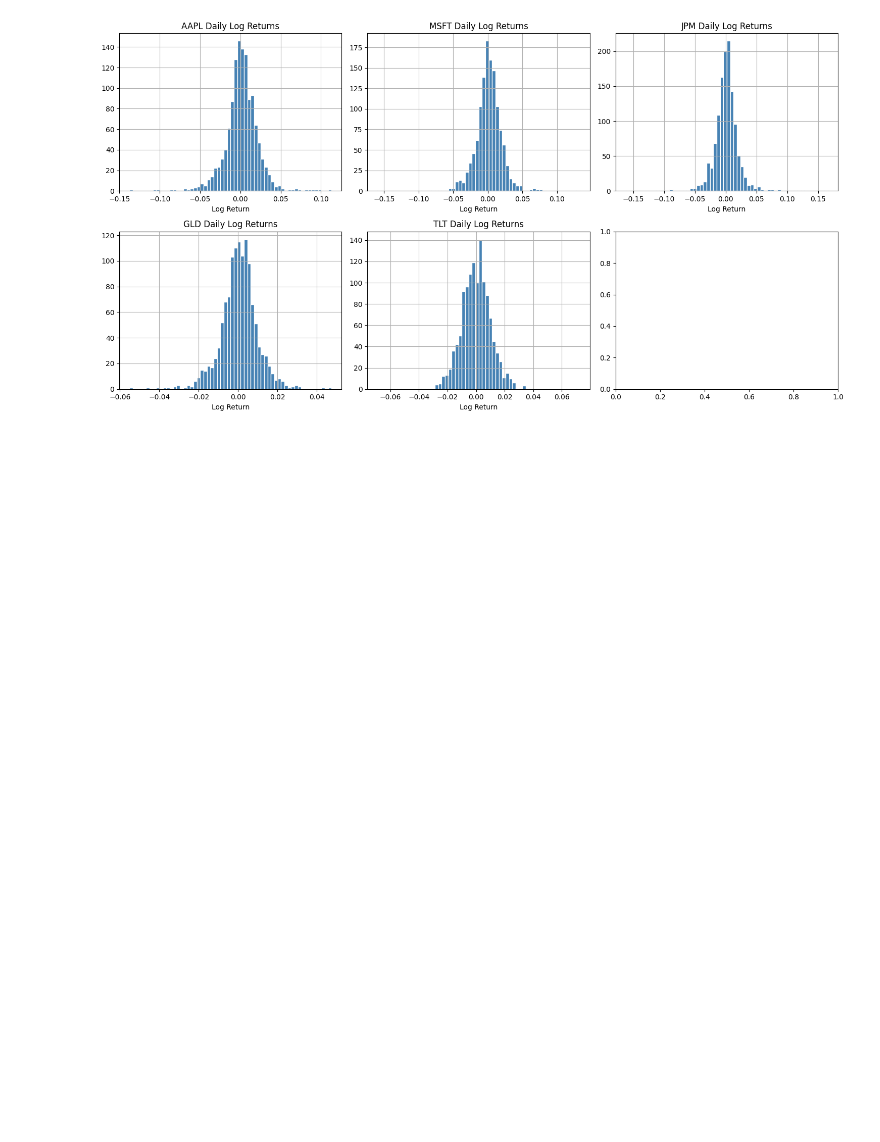
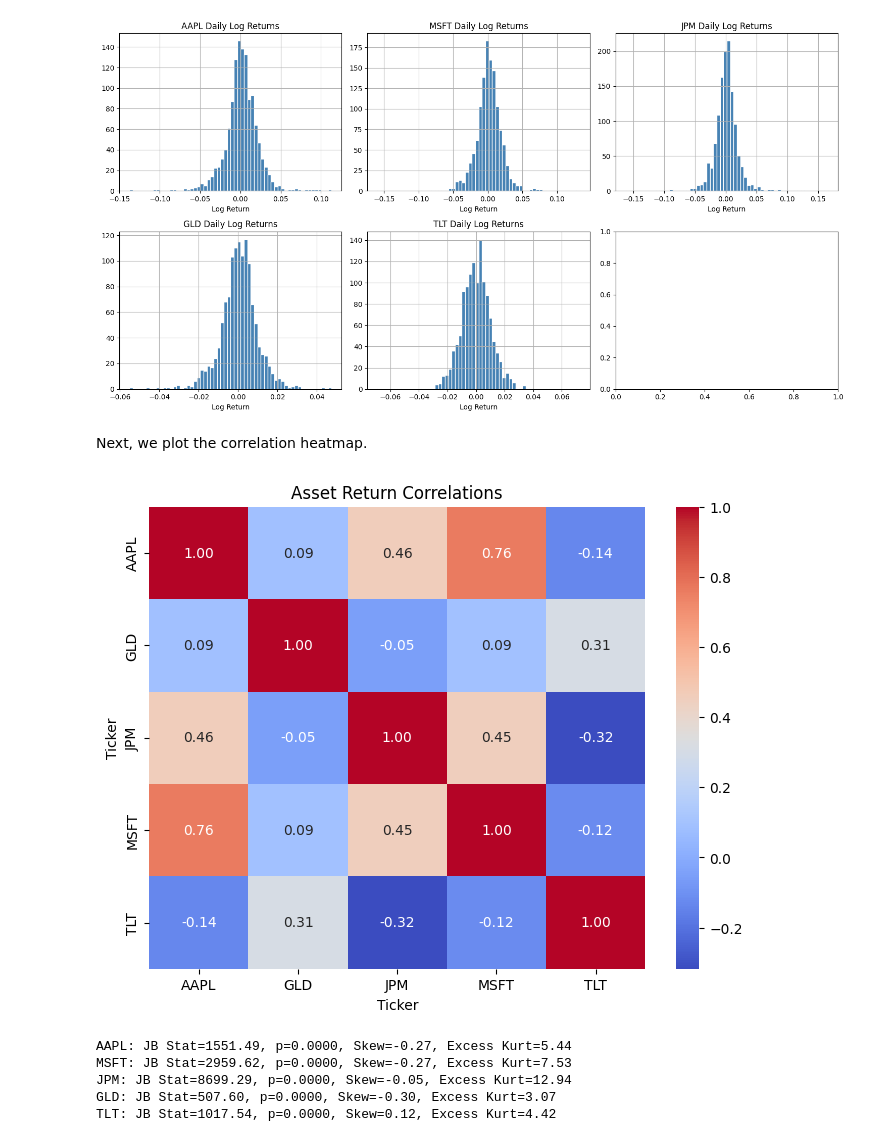
Before and after one commit to odauduetubi/VaR-Engine, a Jupyter notebook: notebooks/01. EDA.ipynb, the cells around one changed output. Cells and saved outputs as stored; diff of their text form; code cells hidden in the pictures; blank space fills up the shorter version.

Commit message:
some changes to the EDA notebook and added a correlation heatmap output.

```diff
--- a/notebooks/01. EDA.ipynb
+++ b/notebooks/01. EDA.ipynb
@@ -67,3 +67,27 @@ plt.savefig('../outputs/return_distributions.png', dpi=150)  # Save the histogra
 plt.show()
 # %% [output]
 [figure]
+# %% [markdown]
+Next, we plot the correlation heatmap.
+# %%
+plt.figure(figsize=(8, 6))
+sns.heatmap(log_returns.corr(), annot=True, cmap='coolwarm', fmt='.2f')
+plt.title('Asset Return Correlations')
+plt.savefig('../outputs/correlation_heatmap.png', dpi=150)  # Save the correlation heatmap to a file.
+plt.show()
+# %% [output]
+[figure, added]
+# %%
+from scipy import stats
+
+for ticker in tickers:
+    stat, p = stats.jarque_bera(log_returns[ticker])
+    skew = log_returns[ticker].skew()
+    kurt = log_returns[ticker].kurtosis()
+    print(f"{ticker}: JB Stat={stat:.2f}, p={p:.4f}, Skew={skew:.2f}, Excess Kurt={kurt:.2f}")
+# %% [output]
+AAPL: JB Stat=1551.49, p=0.0000, Skew=-0.27, Excess Kurt=5.44
+MSFT: JB Stat=2959.62, p=0.0000, Skew=-0.27, Excess Kurt=7.53
+JPM: JB Stat=8699.29, p=0.0000, Skew=-0.05, Excess Kurt=12.94
+GLD: JB Stat=507.60, p=0.0000, Skew=-0.30, Excess Kurt=3.07
+TLT: JB Stat=1017.54, p=0.0000, Skew=0.12, Excess Kurt=4.42
```
Also changed, not shown: 1 other file.
